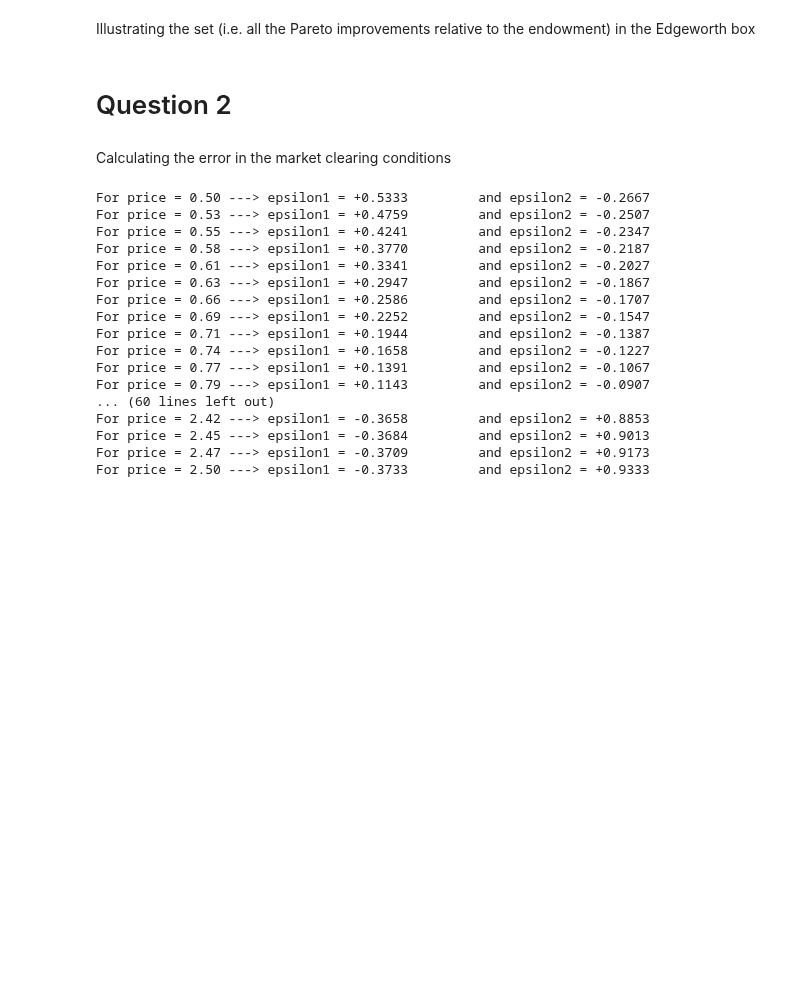
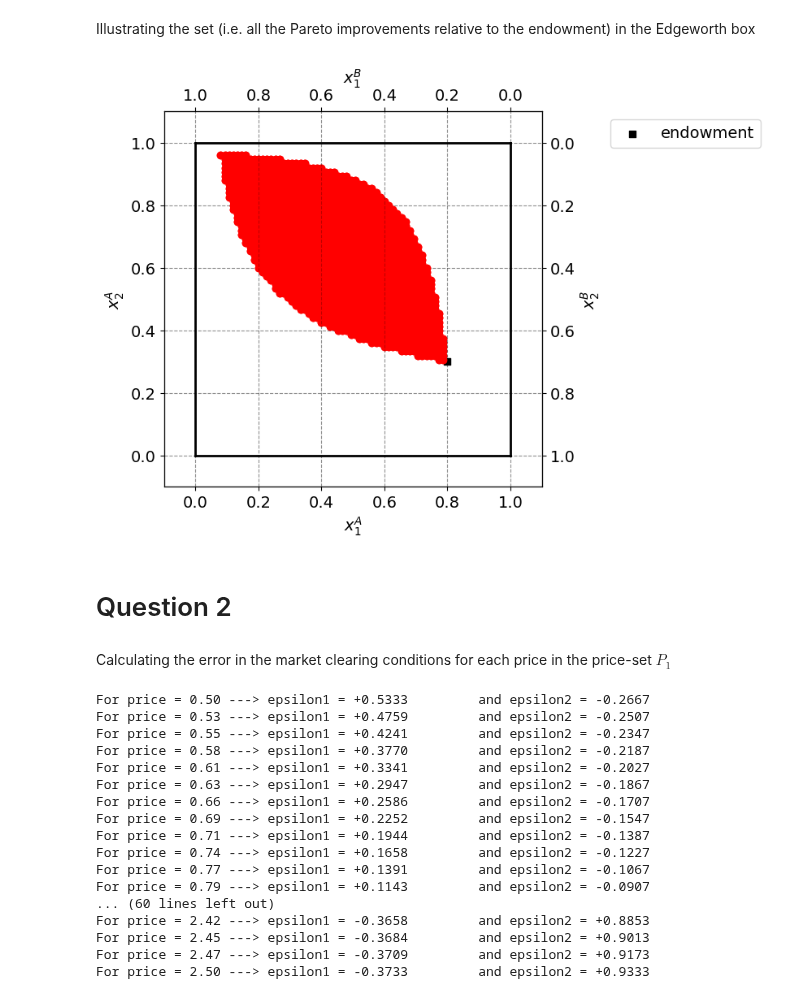
Before and after one commit to NumEconCopenhagen/projects-2024-codeonomics-crew, a Jupyter notebook: inauguralproject/inauguralproject.ipynb, the cells around one changed output. Saved outputs shown, nothing was run; the diff lists cells and outputs as text; code cells hidden in the pictures; blank space fills up the shorter version.

```diff
--- a/inauguralproject/inauguralproject.ipynb
+++ b/inauguralproject/inauguralproject.ipynb
@@ -68,47 +69,49 @@ for x1A in x_grid:
 # for allocation in pareto_improvement:
 #    print("Consumer A's allocation:",allocation[0], "| Consumer B's allocation:", allocation[1])
 # %%
-# par = model.par
+par = model.par
 
-# # a. total endowment
-# w1bar = 1.0
-# w2bar = 1.0
+# a. total endowment
+w1bar = 1.0
+w2bar = 1.0
 
-# # b. figure set up
-# fig = plt.figure(frameon=False,figsize=(6,6), dpi=100)
-# ax_A = fig.add_subplot(1, 1, 1)
+# b. figure set up
+fig = plt.figure(frameon=False,figsize=(6,6), dpi=100)
+ax_A = fig.add_subplot(1, 1, 1)
 
-# ax_A.set_xlabel("$x_1^A$")
-# ax_A.set_ylabel("$x_2^A$")
+ax_A.set_xlabel("$x_1^A$")
+ax_A.set_ylabel("$x_2^A$")
 
-# temp = ax_A.twinx()
-# temp.set_ylabel("$x_2^B$")
-# ax_B = temp.twiny()
-# ax_B.set_xlabel("$x_1^B$")
-# ax_B.invert_xaxis()
-# ax_B.invert_yaxis()
+temp = ax_A.twinx()
+temp.set_ylabel("$x_2^B$")
+ax_B = temp.twiny()
+ax_B.set_xlabel("$x_1^B$")
+ax_B.invert_xaxis()
+ax_B.invert_yaxis()
 
 
-# ax_A.scatter(par.w1A,par.w2A,marker='s',color='black',label='endowment')
-# for allocation in pareto_improvement:
-#     ax_A.scatter(allocation[0][0], allocation[0][1], marker='o', color='red')
-#     ax_B.scatter(allocation[1][0], allocation[1][1], marker='o', color='red')
+ax_A.scatter(par.w1A,par.w2A,marker='s',color='black',label='endowment')
+for allocation in pareto_improvement:
+    ax_A.scatter(allocation[0][0], allocation[0][1], marker='o', color='red')
+    ax_B.scatter(allocation[1][0], allocation[1][1], marker='o', color='red')
 
-# # limits
-# ax_A.plot([0,w1bar],[0,0],lw=2,color='black')
-# ax_A.plot([0,w1bar],[w2bar,w2bar],lw=2,color='black')
-# ax_A.plot([0,0],[0,w2bar],lw=2,color='black')
-# ax_A.plot([w1bar,w1bar],[0,w2bar],lw=2,color='black')
+# limits
+ax_A.plot([0,w1bar],[0,0],lw=2,color='black')
+ax_A.plot([0,w1bar],[w2bar,w2bar],lw=2,color='black')
+ax_A.plot([0,0],[0,w2bar],lw=2,color='black')
+ax_A.plot([w1bar,w1bar],[0,w2bar],lw=2,color='black')
 
-# ax_A.set_xlim([-0.1, w1bar + 0.1])
-# ax_A.set_ylim([-0.1, w2bar + 0.1])
-# ax_B.set_xlim([w1bar + 0.1, -0.1])
-# ax_B.set_ylim([w2bar + 0.1, -0.1])
+ax_A.set_xlim([-0.1, w1bar + 0.1])
+ax_A.set_ylim([-0.1, w2bar + 0.1])
+ax_B.set_xlim([w1bar + 0.1, -0.1])
+ax_B.set_ylim([w2bar + 0.1, -0.1])
 
-# ax_A.legend(frameon=True,loc='upper right',bbox_to_anchor=(1.6,1.0));
+ax_A.legend(frameon=True,loc='upper right',bbox_to_anchor=(1.6,1.0));
+# %% [output]
+[figure, added]
 # %% [markdown]
 # Question 2
 # %% [markdown]
-Calculating the error in the market clearing conditions
+Calculating the error in the market clearing conditions for each price in the price-set $P_1$
 # %%
 par = model.par
```
Also changed, not shown: parts of 13 cells of this notebook.
